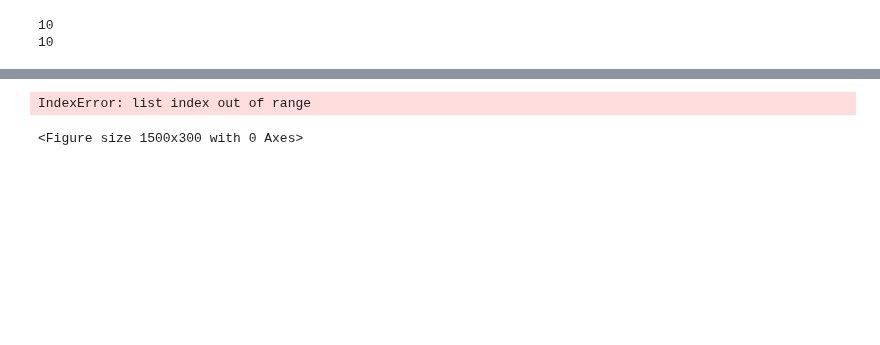
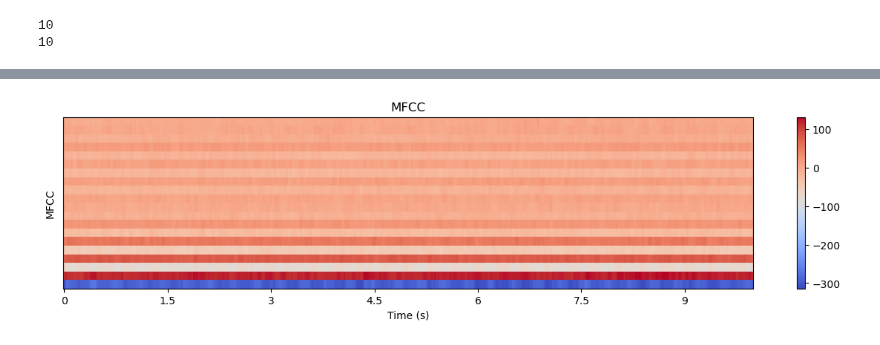
Before and after one commit to FlyingFish760/5ARIP10, a Jupyter notebook: Main_file.ipynb, the cells around one changed output, grey strips where cells are left out. Saved outputs shown, nothing was run; the diff lists cells and outputs as text; code cells hidden in the pictures; blank space fills up the shorter version.

```diff
--- a/Main_file.ipynb
+++ b/Main_file.ipynb
@@ -177,17 +180,16 @@ IndexError: list index out of range
 # %%
 # extract MFCC
 
-anom_mfcc = mfcc(anom_data_denoised, anom_sr)
-norm_mfcc = mfcc(norm_data_denoised, norm_sr)
+anom_mfcc = mfcc(anom_data_denoised)
+norm_mfcc = mfcc(norm_data_denoised)
 
 # plot first MFCC
 plt.figure(figsize=(15, 3))
-librosa.display.specshow(anom_mfcc[0], sr=anom_sr, x_axis='time')
+librosa.display.specshow(anom_mfcc[0], x_axis='time')
 plt.title('MFCC')
 plt.xlabel('Time (s)')
 plt.ylabel('MFCC')
 plt.colorbar()
 plt.show()
 # %% [output]
-IndexError: list index out of range
-<Figure size 1500x300 with 0 Axes>
+[figure, added]
```
Also changed, not shown: parts of 6 cells of this notebook, 1 other file.
